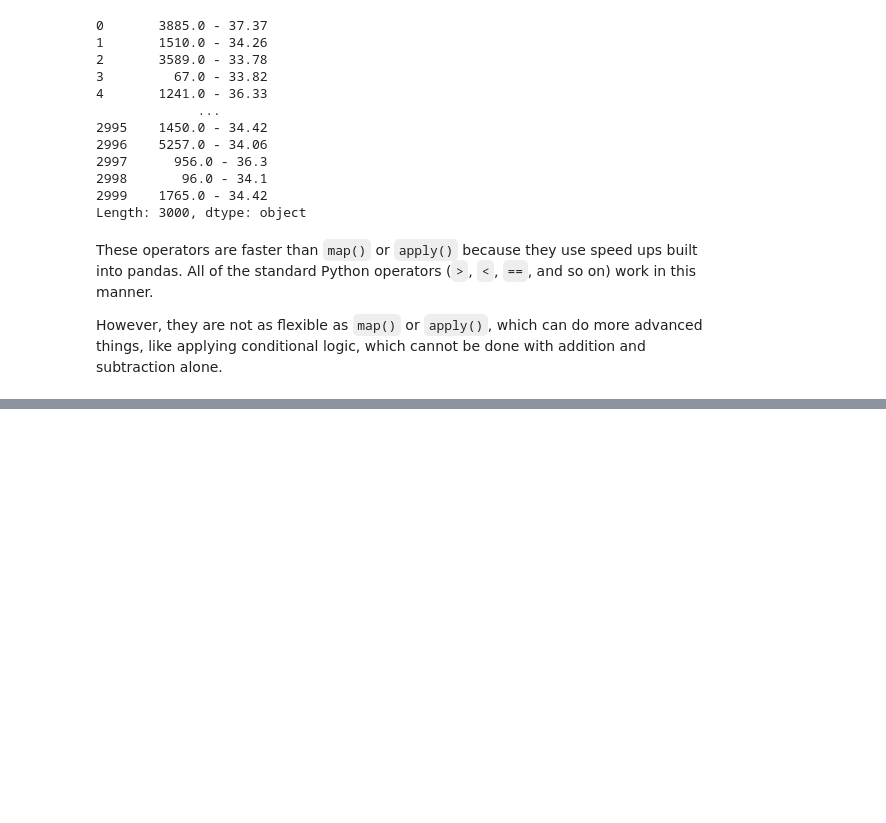
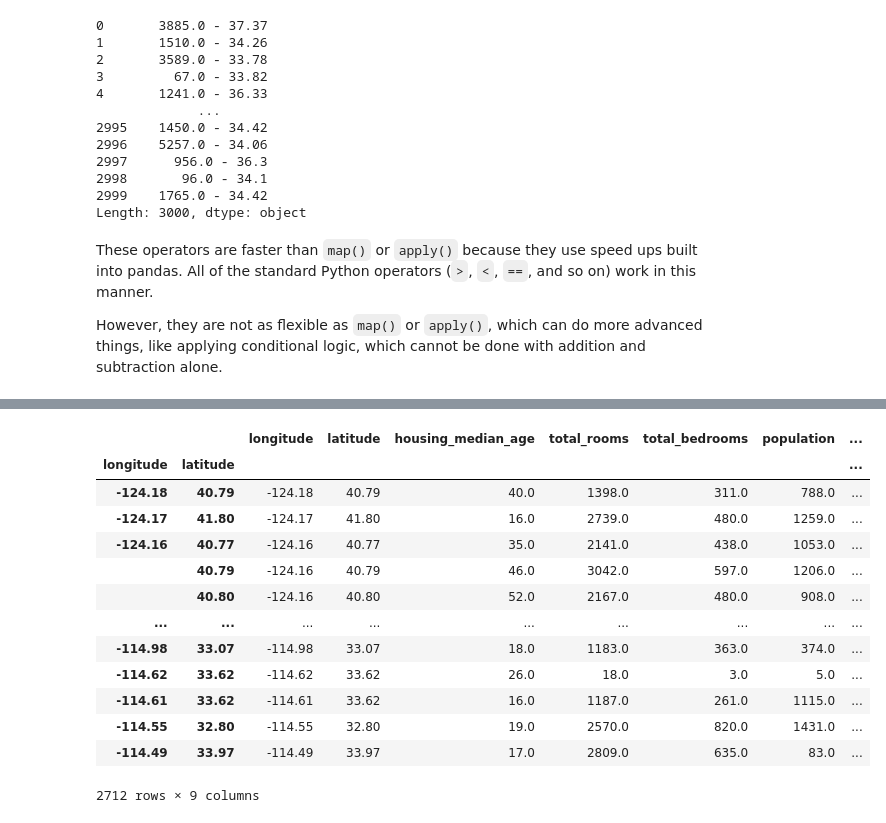
Before and after one commit to helloitsdaksh/Pandas_A-Z_cheatsheet, a Jupyter notebook: Pandas_Cheatsheet.ipynb, the cells around one changed output, grey strips where cells are left out. Cells and saved outputs as stored; diff of their text form; code cells hidden in the pictures; blank space fills up the shorter version.

```diff
--- a/Pandas_Cheatsheet.ipynb
+++ b/Pandas_Cheatsheet.ipynb
@@ -496,0 +488,3 @@ However, they are not as flexible as `map()` or `apply()`, which can do more adv
+# %%
+df = pd.read_csv("/content/sample_data/california_housing_test.csv",)
+df.head()
@@ -496,0 +548,17 @@ However, they are not as flexible as `map()` or `apply()`, which can do more adv
+# %%
+df.groupby(['longitude', 'latitude']).apply(lambda x: x.loc[x.housing_median_age.idxmax()])
+# %% [output]
+|  |  | longitude | latitude | housing_median_age | total_rooms | total_bedrooms | population | ... |
+| longitude | latitude |  |  |  |  |  |  | ... |
+| -124.18 | 40.79 | -124.18 | 40.79 | 40.0 | 1398.0 | 311.0 | 788.0 | ... |
+| -124.17 | 41.80 | -124.17 | 41.80 | 16.0 | 2739.0 | 480.0 | 1259.0 | ... |
+| -124.16 | 40.77 | -124.16 | 40.77 | 35.0 | 2141.0 | 438.0 | 1053.0 | ... |
+|  | 40.79 | -124.16 | 40.79 | 46.0 | 3042.0 | 597.0 | 1206.0 | ... |
+|  | 40.80 | -124.16 | 40.80 | 52.0 | 2167.0 | 480.0 | 908.0 | ... |
+| ... | ... | ... | ... | ... | ... | ... | ... | ... |
+| -114.98 | 33.07 | -114.98 | 33.07 | 18.0 | 1183.0 | 363.0 | 374.0 | ... |
+| -114.62 | 33.62 | -114.62 | 33.62 | 26.0 | 18.0 | 3.0 | 5.0 | ... |
+| -114.61 | 33.62 | -114.61 | 33.62 | 16.0 | 1187.0 | 261.0 | 1115.0 | ... |
+| -114.55 | 32.80 | -114.55 | 32.80 | 19.0 | 2570.0 | 820.0 | 1431.0 | ... |
+| -114.49 | 33.97 | -114.49 | 33.97 | 17.0 | 2809.0 | 635.0 | 83.0 | ... |
+2712 rows × 9 columns
```
Also changed, not shown: parts of 9 cells of this notebook.
